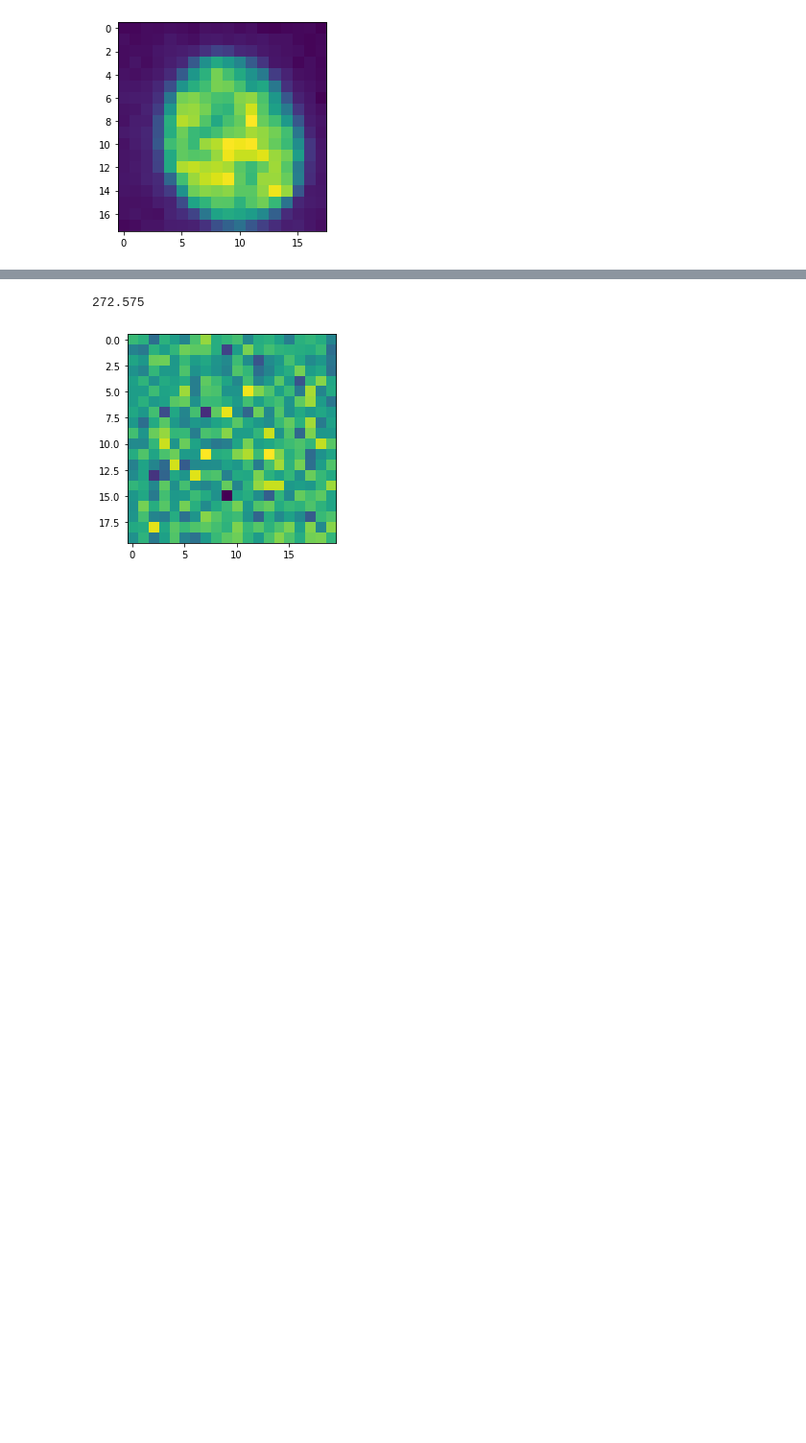
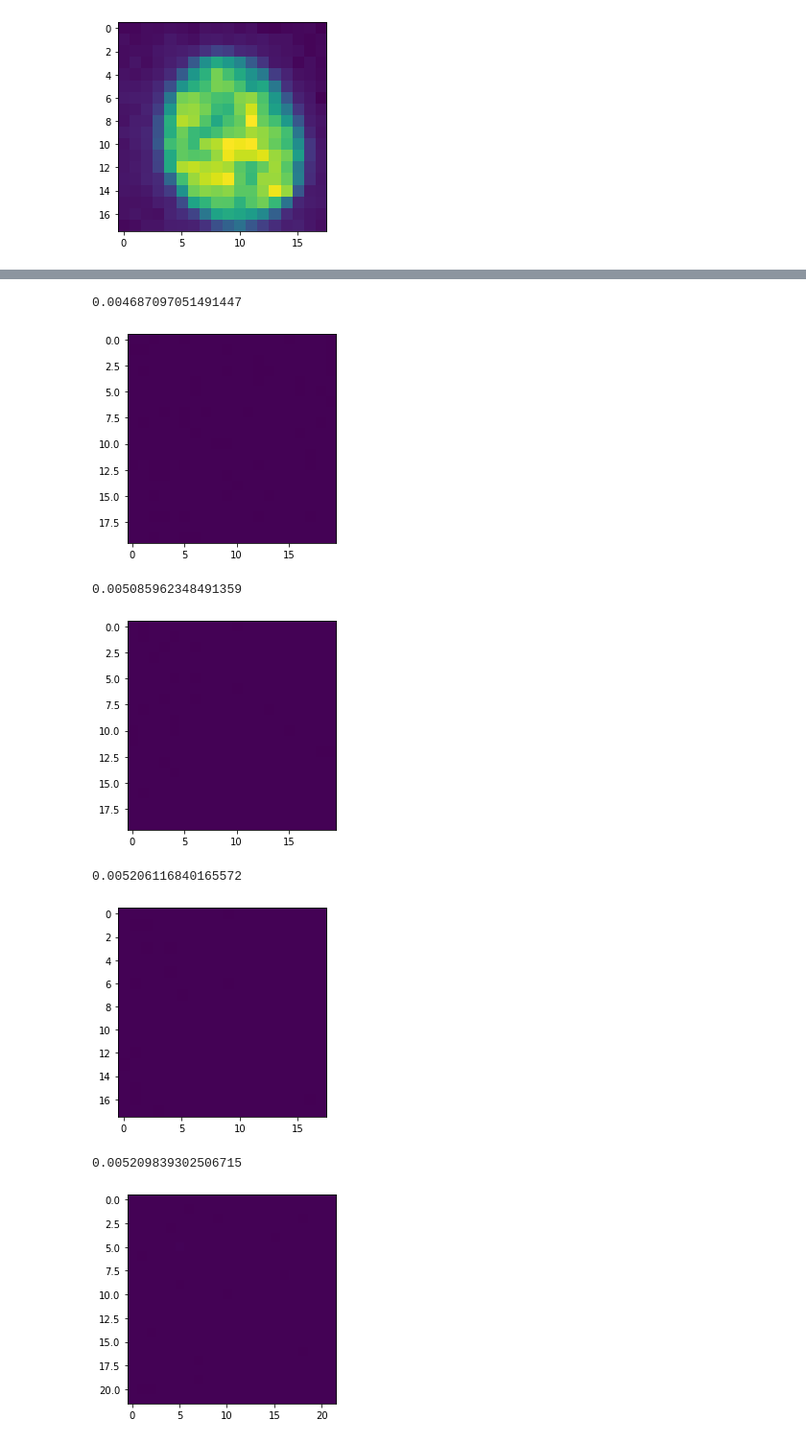
Before and after one commit to rzuberi/cell-SCT, a Jupyter notebook: classification/ccc_data_exploration.ipynb, the cells around one changed output, grey strips where cells are left out. Shown: that part at 96% size. Saved outputs shown, nothing was run; the diff lists cells and outputs as text; code cells hidden in the pictures; blank space fills up the shorter version.

```diff
--- a/classification/ccc_data_exploration.ipynb
+++ b/classification/ccc_data_exploration.ipynb
@@ -9,13 +102,24 @@ Note: since I'm working from home right now, I'm struggling with my connection t
 # %%
-#Here we get the images from a directory in the project and display them
+#TODELETE: Here we were importing images from a directory but now we'll do with Omero
+#Here we get the images from a directory in the project, normalise and display them
 
 import numpy as np
 import matplotlib.pyplot as plt
 
+#Loading the images
 gray_img = np.load('/Users/rehanzuberi/Documents/Development/cell-SCT/classification/images/gray_img.npy')
 dapi_img = np.load('/Users/rehanzuberi/Documents/Development/cell-SCT/classification/images/dapi_img.npy')
 edu_img = np.load('/Users/rehanzuberi/Documents/Development/cell-SCT/classification/images/cy5_img.npy')
 
+#Normalising the images
+def normalise_img(img):
+    return (img - np.min(img)) / (np.max(img) - np.min(img))
+
+gray_img = normalise_img(gray_img)
+dapi_img = normalise_img(dapi_img)
+edu_img = normalise_img(edu_img)
+
+#Displaying the images
 plt.figure(figsize=(12,12))
 plt.subplot(1,3,1);plt.imshow(gray_img);plt.axis('off');plt.title('Gray')
 plt.subplot(1,3,2);plt.imshow(dapi_img);plt.axis('off');plt.title('DAPI')
@@ -47,3 +151,8 @@ edu_crops = get_img_crops(edu_img, crop_coordinates)
 #We could have one numpy array called 'cells' that holds the images and later on the values
 # %% [output]
 Prediction has 146 cells
+# %%
+mines = []
+for i in range(len(gray_crops[0])):
+    mines.append(min(gray_crops[0][i]))
+print(min(mines))
@@ -52,16 +163,16 @@ for i in range(10):
     plt.subplot(1,3,1)
     if i == 0: plt.title('Gray img')
     plt.axis('off')
-    plt.imshow(gray_crops[i])
+    plt.imshow(gray_crops[i], vmin=0, vmax=1)
 
     plt.subplot(1,3,2)
     if i == 0: plt.title('DAPI img')
     plt.axis('off')
-    plt.imshow(dapi_crops[i])
+    plt.imshow(dapi_crops[i], vmin=0, vmax=1)
 
     plt.subplot(1,3,3)
     if i == 0: plt.title('EDU img')
-    plt.imshow(edu_crops[i])
+    plt.imshow(edu_crops[i], vmin=0, vmax=1)
     plt.axis('off')
     plt.show()
 # %% [output]
@@ -126,7 +236,7 @@ import pandas as pd
 
 #pi: pixel intensity
 
-cell_data = {'Gray cell img':gray_crops, 'integrated_int_DAPI':dapi_values, 'EDU pi':edu_values}
+cell_data = {'Gray cell img':gray_crops, 'integrated_int_DAPI':dapi_values, 'EdU_pi':edu_values}
 df = pd.DataFrame(cell_data)
 # %%
 normalised = dna_norm(df)
@@ -246,13 +363,18 @@ print(get_EdU_threshold(df))
 # %%
 #Showing the EdU channel images by lowest EdU to highest
-indices = np.array(df.sort_values(by=['EDU pi']).index) #sort cells by smallest value of EdU
-# I need to make the crops smaller
-for i in indices[:1]:
-    print(df['EDU pi'][i])
-    plt.imshow(edu_crops[i]);plt.show()
+indices = np.array(df.sort_values(by=['EdU_pi']).index) #sort cells by smallest value of EdU
+for i in indices[:4]:
+    print(df['EdU_pi'][i])
+    plt.imshow(edu_crops[i],vmin=0,vmax=1);plt.show()
 # %% [output]
-272.575
+0.004687097051491447
-[figure, old version]
+[figure, new version]
+0.005085962348491359
+[figure, added]
+0.005206116840165572
+[figure, added]
+0.005209839302506715
+[figure, added]
 # %%
 #Applying the S phase rule
 
```
Also changed, not shown: parts of 25 cells of this notebook, 2 other files.
